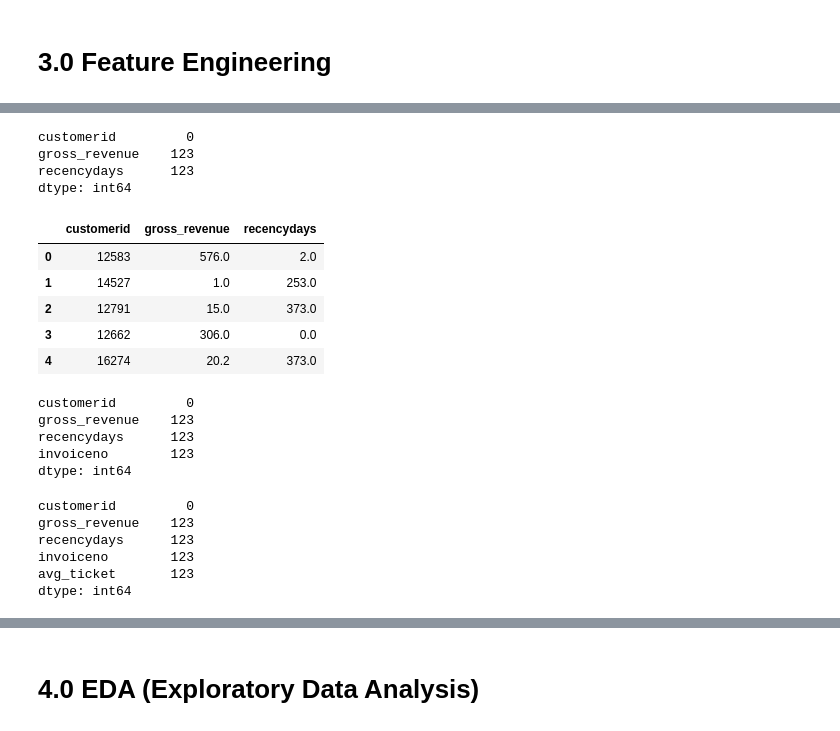
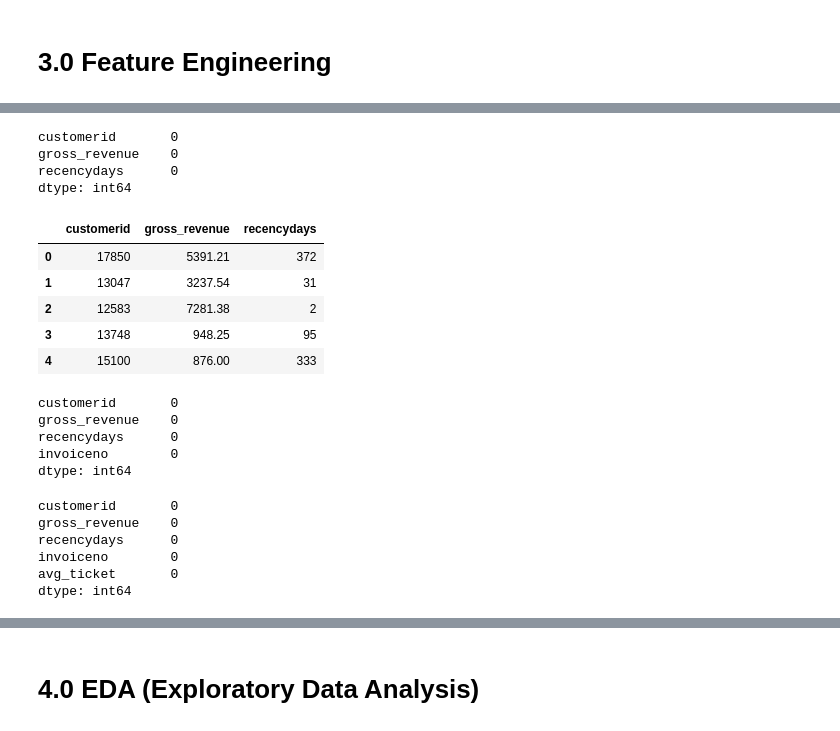
Before and after one commit to ViniciusKos/insiders_clustering, a Jupyter notebook: cluster_circle4.ipynb, the cells around one changed output, grey strips where cells are left out. Cells and saved outputs as stored; diff of their text form; code cells hidden in the pictures.

```diff
--- a/cluster_circle4.ipynb
+++ b/cluster_circle4.ipynb
@@ -340,18 +340,23 @@ df2=df1.copy()
 # %%
  # ----------------------  Numerical attributes ----------------
  # drop negative quantity
-df2 = df2[df2['quantity'] < 0]
+returns = df2.loc[df2['quantity'] < 0, :]
+purchases = df2.loc[df2['quantity'] >= 0, :]
+
 
  # drop negative quantity
-df2 = df2[df2['price'] > 0]
+df2 = df2[df2['unitprice'] > 0]
+print(df2.shape)
 
 
 #drop invoices with only letters
-df2=df2[df2['invoiceno'].str.contains('[^0-9]+', na=False)]
-
+df2=df2[~df2['invoiceno'].str.contains('[^0-9]+', na=False)]
+print(df2.shape)
 
 #filter only stockcodes with unmbers
 df2=df2[df2['stockcode'].str.contains('[0-9]+', na=False)]
+print(df2.shape)
+
 
 # ------------------ Categorical attributes -------------------
 # drop description
@@ -361,9 +366,7 @@ df2 = df2.drop( columns='description', axis=1 )
 df2 = df2[~df2['country'].isin( ['Unspecified' ] ) ]
 
 # bad users
-df2 = df2[~df2['customer_id'].isin( [16446] )]
+df2 = df2[~df2['customerid'].isin( [16446] )]
 
-# quantity
-df2_returns = df2.loc[df1['quantity'] < 0, :]
-df2_purchases = df2.loc[df1['quantity'] >= 0, :]
+df2.head()
 # %% [output]
@@ -371,12 +382,3 @@ df2_purchases = df2.loc[df1['quantity'] >= 0, :]
-# %%
-#only positive prices
-df2=df2.loc[df2['unitprice']>0]
-
-#only stock code with numbers
-df2=df2[~df2['stockcode'].str.contains('[0-9]+', na=False)]
-
-returns=df2[df2['quantity']<0]
-purchases=df2[df2['quantity']>0]
 # %% [markdown]
 # 3.0 Feature Engineering
 # %%
@@ -425,33 +415,33 @@ See the caveats in the documentation: https://pandas.pydata.org/pandas-docs/stab
 # %%
 #recency
-df_recency = purchases[['customerid', 'invoicedate']].groupby( 'customerid').max().reset_index()
+df_recency = purchases.groupby( 'customerid').max().reset_index()
 df_recency['recencydays'] = ( purchases['invoicedate'].max() - df_recency['invoicedate'] ).dt.days
 df_recency= df_recency[['customerid','recencydays']].copy()
 df_ref=df_ref.merge(df_recency, how='left', on='customerid')
 
 print(df_ref.isna().sum())
 df_ref.head()
 # %% [output]
-customerid         0
-gross_revenue    123
-recencydays      123
+customerid       0
+gross_revenue    0
+recencydays      0
 dtype: int64
 |  | customerid | gross_revenue | recencydays |
-| 0 | 12583 | 576.0 | 2.0 |
-| 1 | 14527 | 1.0 | 253.0 |
-| 2 | 12791 | 15.0 | 373.0 |
-| 3 | 12662 | 306.0 | 0.0 |
-| 4 | 16274 | 20.2 | 373.0 |
+| 0 | 17850 | 5391.21 | 372 |
+| 1 | 13047 | 3237.54 | 31 |
+| 2 | 12583 | 7281.38 | 2 |
+| 3 | 13748 | 948.25 | 95 |
+| 4 | 15100 | 876.00 | 333 |
 # %%
 # Frequency
 df_freq = purchases[['customerid', 'invoiceno']].drop_duplicates().groupby( 'customerid' ).count().reset_index()
 df_ref = pd.merge( df_ref, df_freq, on='customerid', how='left' )
 df_ref.isna().sum()
 # %% [output]
-customerid         0
-gross_revenue    123
-recencydays      123
-invoiceno        123
+customerid       0
+gross_revenue    0
+recencydays      0
+invoiceno        0
 dtype: int64
 # %%
  # Avg Ticket
@@ -459,9 +449,9 @@ df_avg_ticket = purchases[['customerid','gross_revenue']].groupby( 'customerid'
 df_ref = pd.merge( df_ref, df_avg_ticket, on='customerid', how='left')
 df_ref.isna().sum()
 # %% [output]
-customerid         0
-gross_revenue    123
-recencydays      123
-invoiceno        123
-avg_ticket       123
+customerid       0
+gross_revenue    0
+recencydays      0
+invoiceno        0
+avg_ticket       0
 dtype: int64
```
Also changed, not shown: parts of 18 cells of this notebook.
